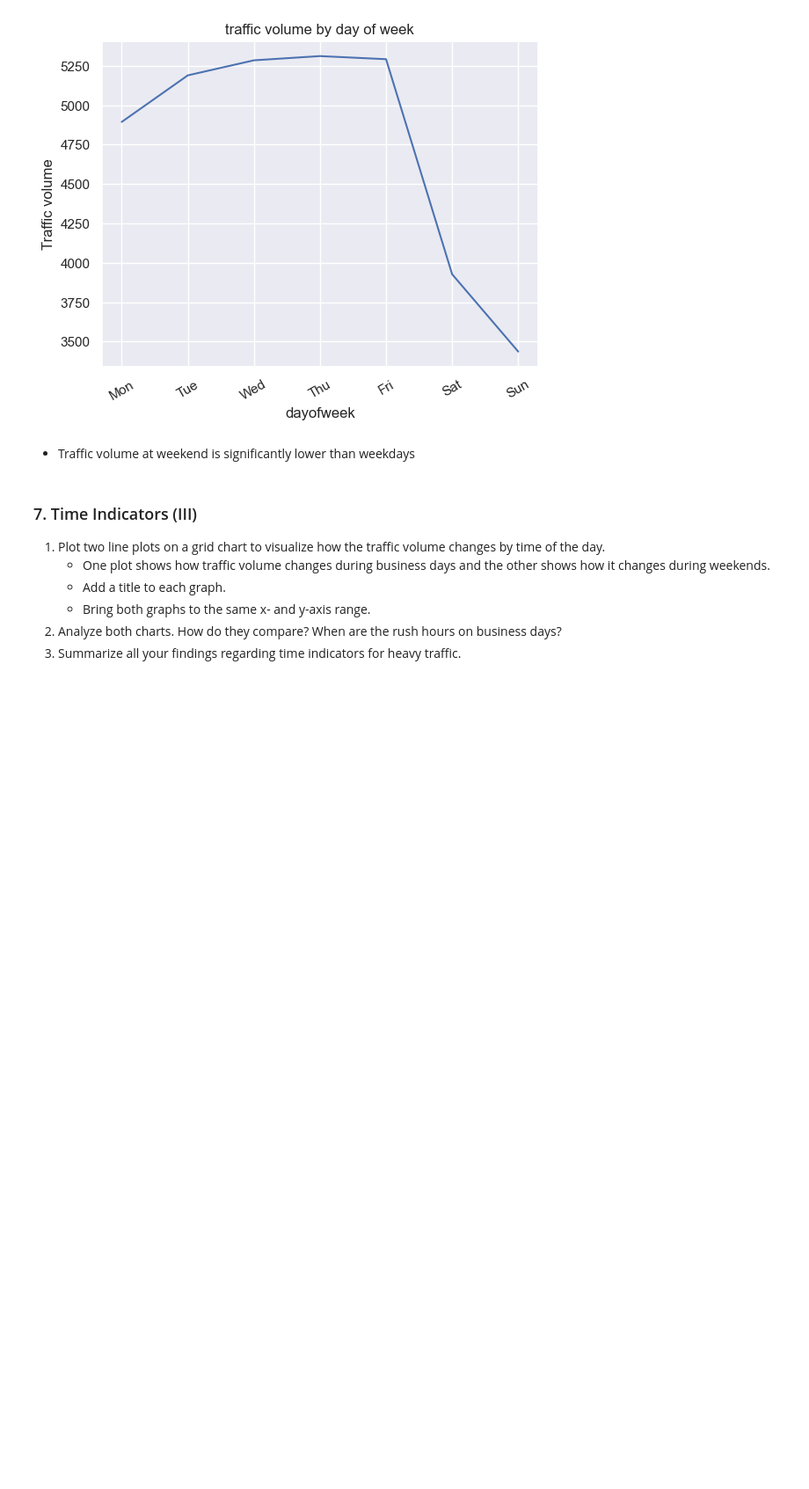
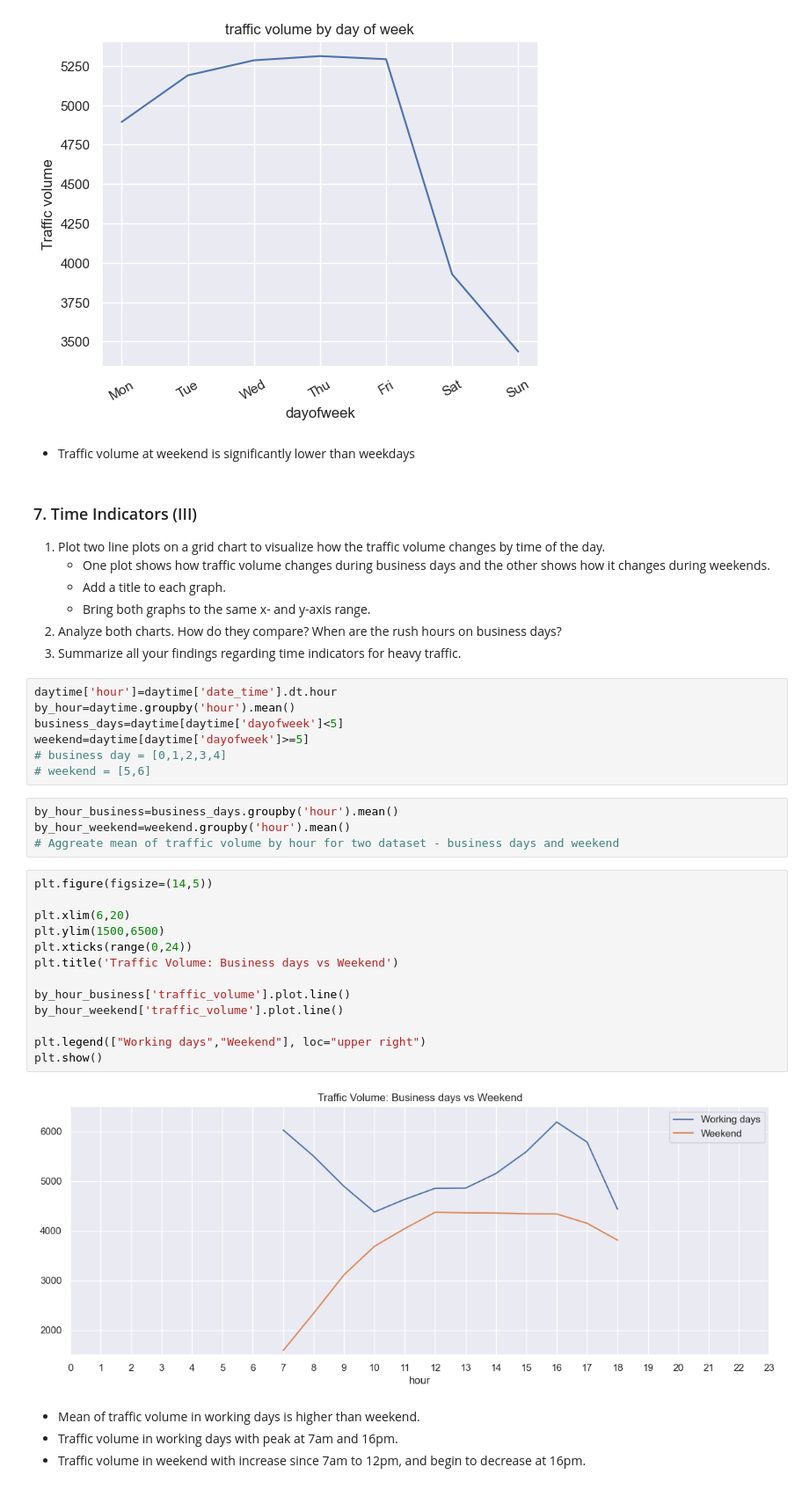
Before and after one commit to NasuYue/AB_testing_google_udemy, a Jupyter notebook: Part2_Intermediate-Python-and-Pandas/Data Visualization Fundamentals/Finding Heavy Traffic Indicators on I-94/Finding-Heavy-Traffic-Indicators-on-I-94.ipynb, the cells around one changed output. Shown at 88% size. Drawn from its saved outputs; the diff is of its cells as text; blank space fills up the shorter version.

```diff
--- a/Part2_Intermediate-Python-and-Pandas/Data Visualization Fundamentals/Finding Heavy Traffic Indicators on I-94/Finding-Heavy-Traffic-Indicators-on-I-94.ipynb
+++ b/Part2_Intermediate-Python-and-Pandas/Data Visualization Fundamentals/Finding Heavy Traffic Indicators on I-94/Finding-Heavy-Traffic-Indicators-on-I-94.ipynb
@@ -243,3 +243,33 @@ Text(0.5, 1.0, 'traffic volume by day of week')
    - Bring both graphs to the same x- and y-axis range.
 2. Analyze both charts. How do they compare? When are the rush hours on business days?
 3. Summarize all your findings regarding time indicators for heavy traffic.
+# %%
+daytime['hour']=daytime['date_time'].dt.hour
+by_hour=daytime.groupby('hour').mean()
+business_days=daytime[daytime['dayofweek']<5]
+weekend=daytime[daytime['dayofweek']>=5]
+# business day = [0,1,2,3,4]
+# weekend = [5,6]
+# %%
+by_hour_business=business_days.groupby('hour').mean()
+by_hour_weekend=weekend.groupby('hour').mean()
+# Aggreate mean of traffic volume by hour for two dataset - business days and weekend
+# %%
+plt.figure(figsize=(14,5))
+
+plt.xlim(6,20)
+plt.ylim(1500,6500)
+plt.xticks(range(0,24))
+plt.title('Traffic Volume: Business days vs Weekend')
+
+by_hour_business['traffic_volume'].plot.line()
+by_hour_weekend['traffic_volume'].plot.line()
+
+plt.legend(["Working days","Weekend"], loc="upper right")
+plt.show()
+# %% [output]
+[figure, added]
+# %% [markdown]
+- Mean of traffic volume in working days is higher than weekend.
+- Traffic volume in working days with peak at 7am and 16pm.
+- Traffic volume in weekend with increase since 7am to 12pm, and begin to decrease at 16pm.
```
